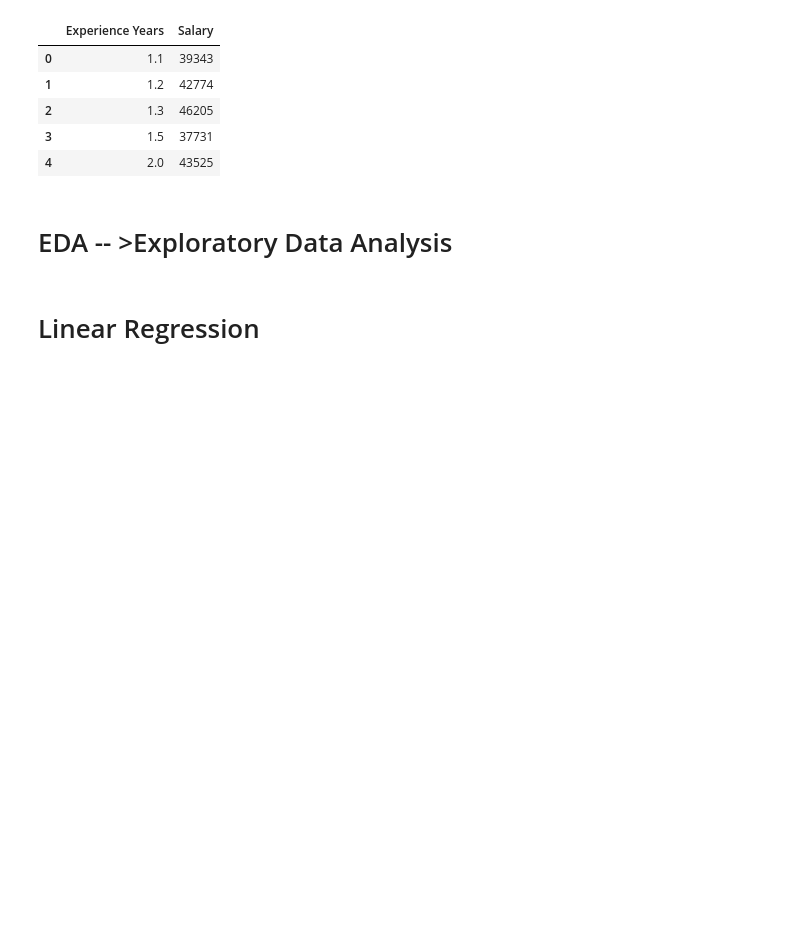
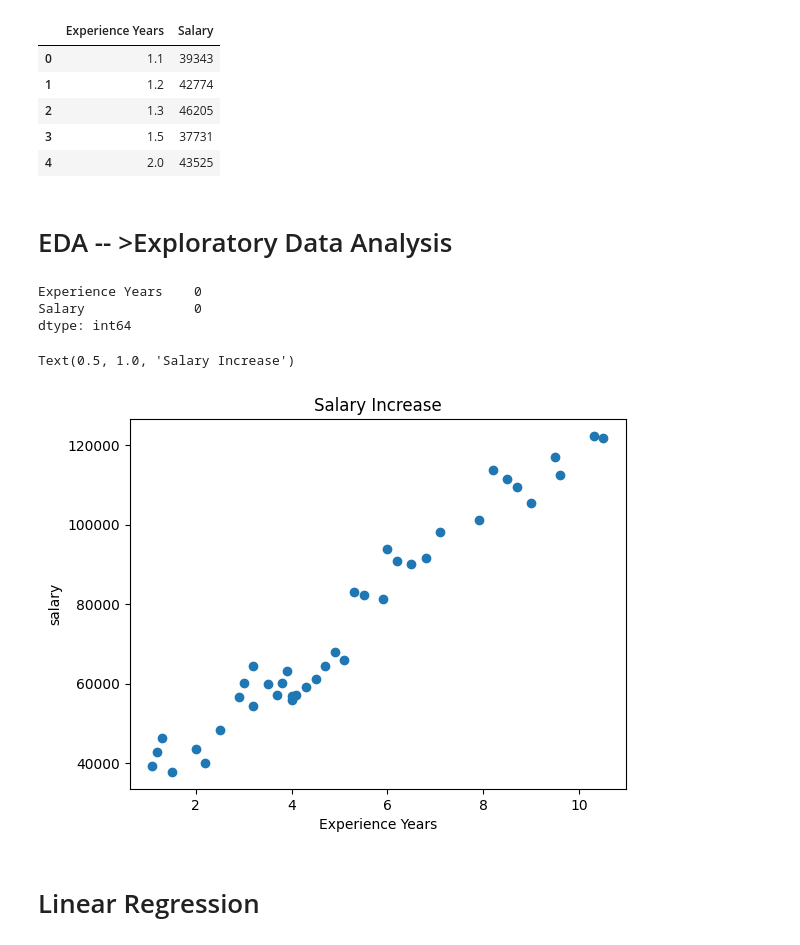
Before and after one commit to FarhanBinShafiq/machine_learning, a Jupyter notebook: Linear Regression/Salary Prediction.ipynb, the cells around one changed output. Cells and saved outputs as stored; diff of their text form; code cells hidden in the pictures; blank space fills up the shorter version.

```diff
--- a/Linear Regression/Salary Prediction.ipynb
+++ b/Linear Regression/Salary Prediction.ipynb
@@ -15,5 +15,20 @@ df.head()
 | 4 | 2.0 | 43525 |
 # %% [markdown]
 # EDA -- >Exploratory Data Analysis
+# %%
+#null value check
+df.isnull().sum()
+# %% [output]
+Experience Years    0
+Salary              0
+dtype: int64
+# %%
+plt.scatter(df['Experience Years'],df['Salary'])
+plt.xlabel('Experience Years')
+plt.ylabel('salary')
+plt.title('Salary Increase')
+# %% [output]
+Text(0.5, 1.0, 'Salary Increase')
+[figure, added]
 # %% [markdown]
 # Linear Regression
```
Also changed, not shown: parts of 16 cells of this notebook.
